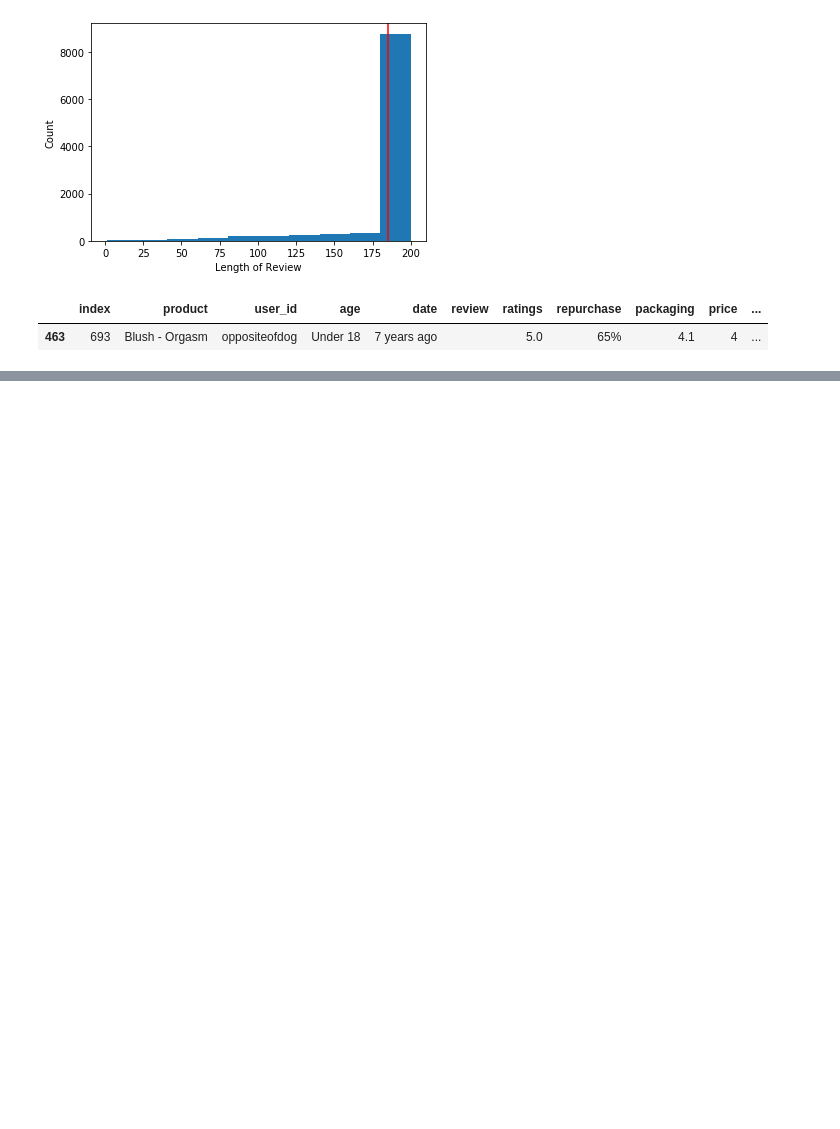
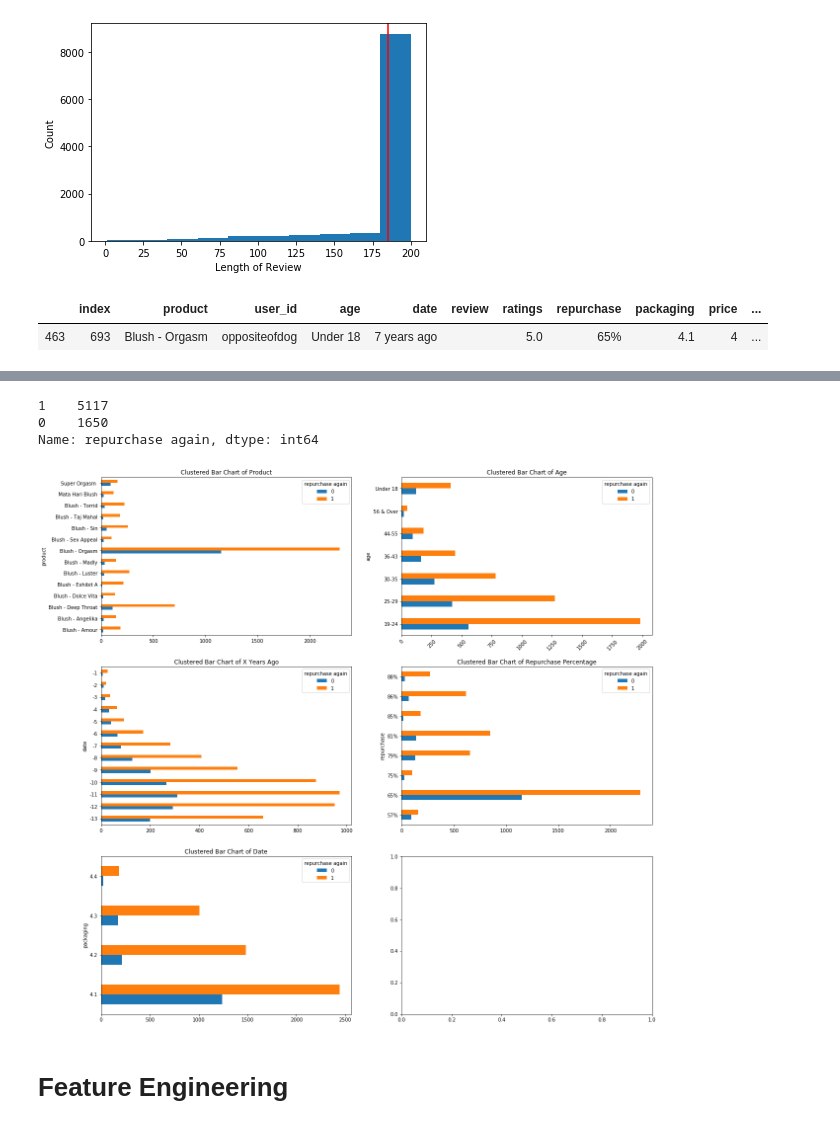
Before and after one commit to kohmin/makeupreviews, a Jupyter notebook: Data Exploration.ipynb, the cells around one changed output, grey strips where cells are left out. Saved outputs shown, nothing was run; the diff lists cells and outputs as text; code cells hidden in the pictures; blank space fills up the shorter version.

Commit message:
added non-text data preprocessing and feature engineering

```diff
--- a/Data Exploration.ipynb
+++ b/Data Exploration.ipynb
@@ -359,0 +357,10 @@ words.head(20)
+# %%
+# Drop not useful columns
+products.drop(columns=['index','price','user_id'], inplace=True)
+# %%
+# Drop data from more than 13 years ago and regroup 'months ago' rows to 'a year ago'
+# Drop older years and group months to first year
+products['date'] = products['date'].apply(lambda x: x.split(" ")[0] if 'year' in x else 1)
+products['date'] = products['date'].apply(lambda x: 1 if x=='a' else int(x))
+products['date'] = products['date'].apply(lambda x: -int(x))
+products = products[products['date'] >= -13]
@@ -359,0 +385,5 @@ words.head(20)
+# %%
+# Relabel 'ratings' column to repurchase again (1) if ratings 4/5 else won't repurchase again (0)
+products['repurchase again'] = products['ratings'].apply(lambda x: 0 if float(x) < 4 else 1 )
+products.drop(['ratings'], axis=1, inplace=True)
+products.head()
@@ -359,0 +397,36 @@ words.head(20)
+# %%
+products['repurchase again'].value_counts()
+# No need to account for class imbalance
+# %% [output]
+1    5117
+0    1650
+Name: repurchase again, dtype: int64
+# %%
+# Plot distribution for Product, Age, Date, Repurchase and Packaging
+fig, ax = plt.subplots(3,2,figsize=(20,20))
+products.groupby(['product','repurchase again'])['repurchase again'].count().unstack().plot(kind='barh',ax=ax[0,0])
+ax[0,0].title.set_text('Clustered Bar Chart of Product')
+ax[0,0].tick_params(axis='x', labelrotation=0)
+
+products.groupby(['age','repurchase again'])['repurchase again'].count().unstack().plot(kind='barh',ax=ax[0,1])
+ax[0,1].title.set_text('Clustered Bar Chart of Age')
+ax[0,1].tick_params(axis='x', labelrotation=45)
+
+products.groupby(['date','repurchase again'])['repurchase again'].count().unstack().plot(kind='barh',ax=ax[1,0])
+ax[1,0].title.set_text('Clustered Bar Chart of X Years Ago')
+ax[1,0].tick_params(axis='x', labelrotation=0)
+
+products.groupby(['repurchase','repurchase again'])['repurchase again'].count().unstack().plot(kind='barh',ax=ax[1,1])
+ax[1,1].title.set_text('Clustered Bar Chart of Repurchase Percentage')
+ax[1,1].tick_params(axis='x', labelrotation=0)
+
+products.groupby(['packaging','repurchase again'])['repurchase again'].count().unstack().plot(kind='barh',ax=ax[2,0])
+ax[2,0].title.set_text('Clustered Bar Chart of Date')
+ax[2,0].tick_params(axis='x', labelrotation=0)
+
+# Generally, most people are willing to repurchase in every category
+# 65% Repurchase Percentage, Blush - Orgasm and 4.1 Packaging Rating have a much higher proportion of those not willing to repurchase; should analyze these groups
+# %% [output]
+[figure, added]
+# %% [markdown]
+# Feature Engineering
```
Also changed, not shown: parts of 18 cells of this notebook.
